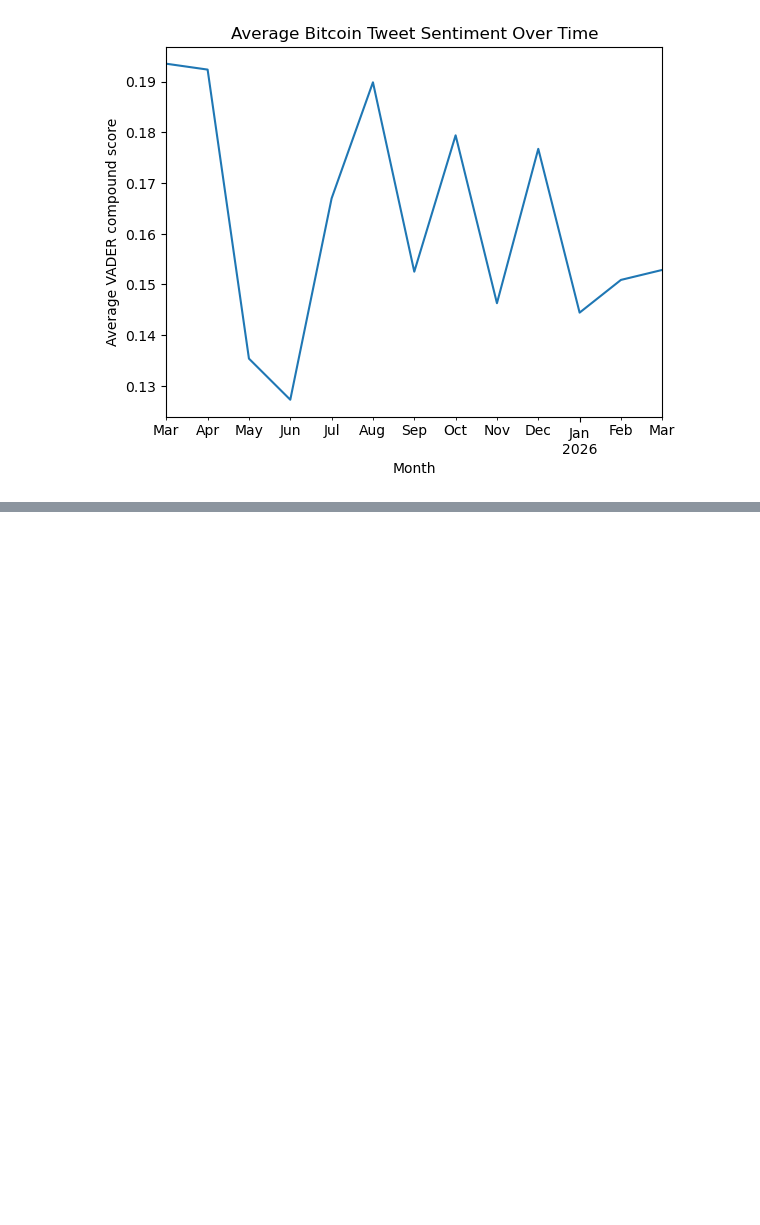
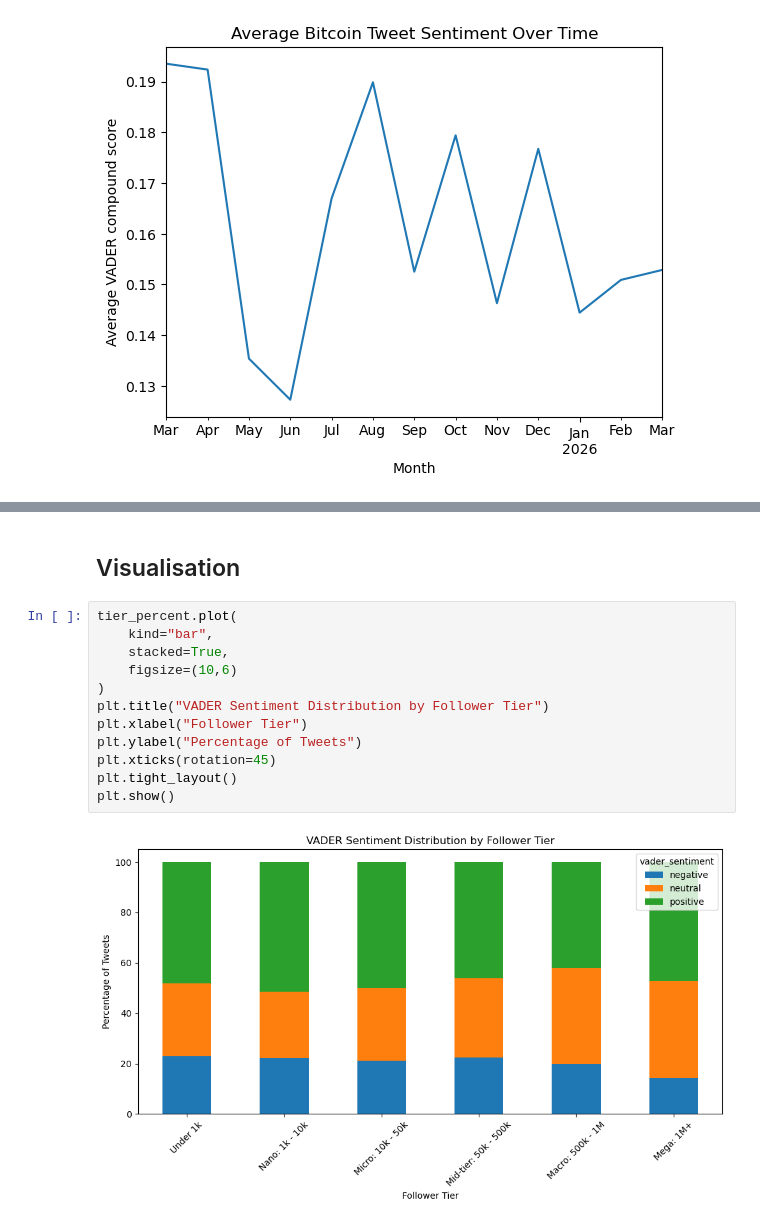
Before and after one commit to badyy8/Assignment_2_social_media_analysis, a Jupyter notebook: 02_sentiment.ipynb, the cells around one changed output, grey strips where cells are left out. Drawn from its saved outputs; the diff is of its cells as text; blank space fills up the shorter version.

```diff
--- a/02_sentiment.ipynb
+++ b/02_sentiment.ipynb
@@ -167,0 +346,16 @@ KeyError: 'Column not found: vader_compound'
+# %% [markdown]
+## Visualisation
+# %%
+tier_percent.plot(
+    kind="bar",
+    stacked=True,
+    figsize=(10,6)
+)
+plt.title("VADER Sentiment Distribution by Follower Tier")
+plt.xlabel("Follower Tier")
+plt.ylabel("Percentage of Tweets")
+plt.xticks(rotation=45)
+plt.tight_layout()
+plt.show()
+# %% [output]
+[figure, added]
```
Also changed, not shown: parts of 23 cells of this notebook.
